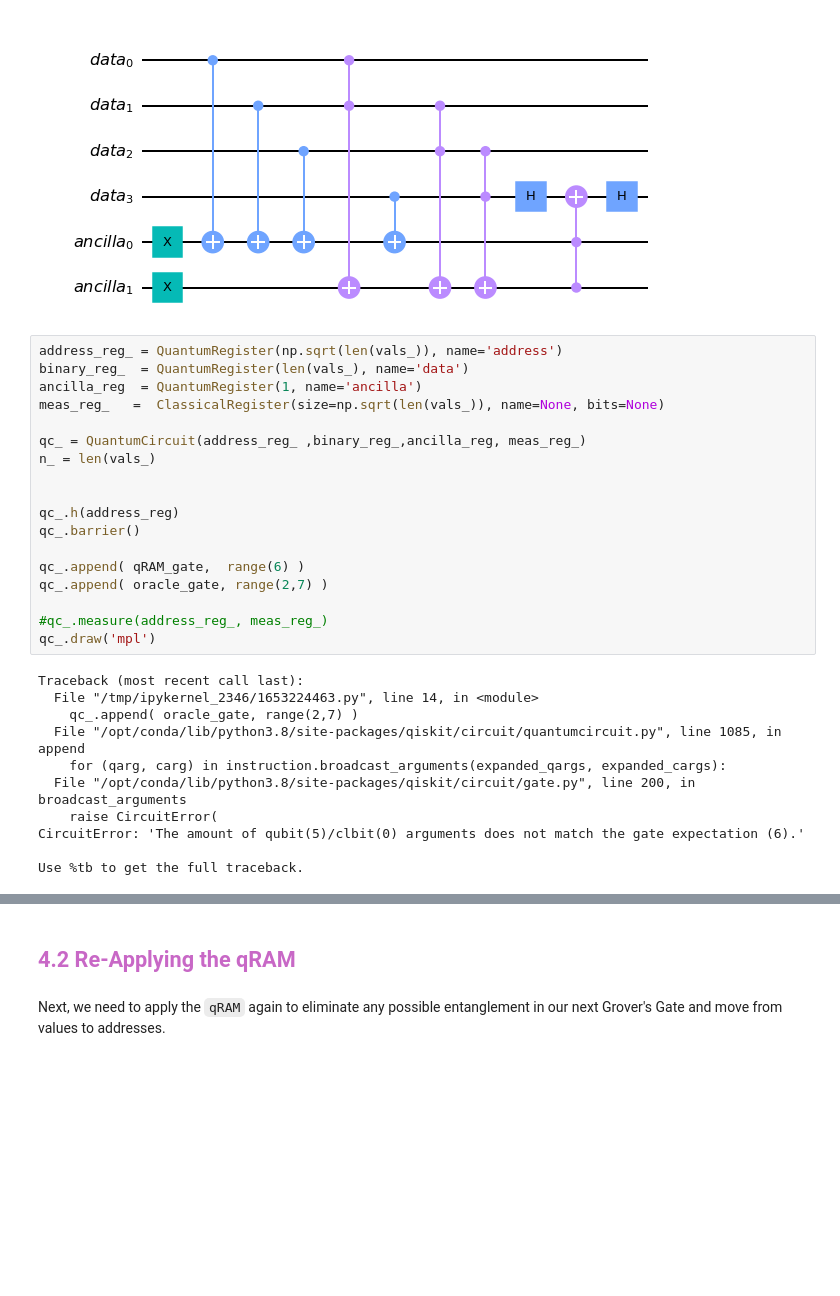
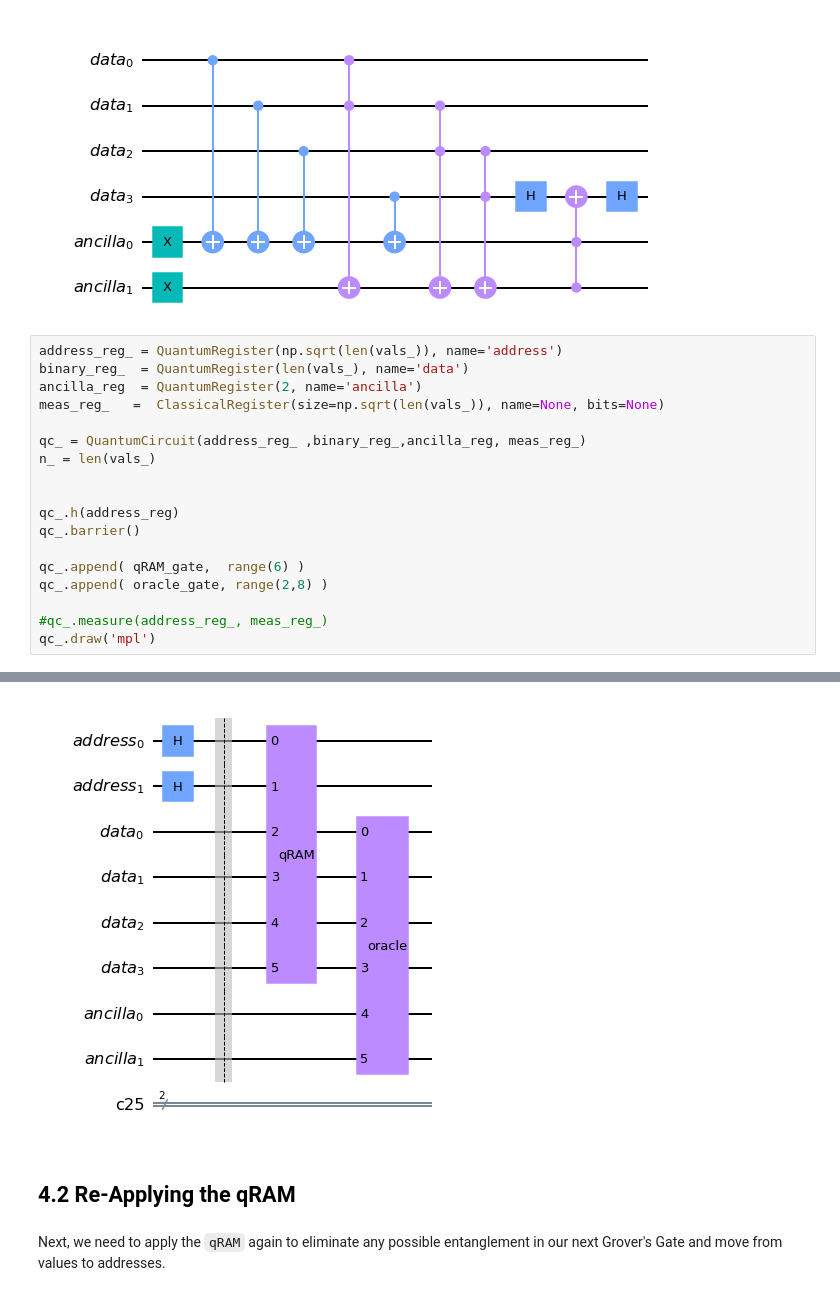
Before and after one commit to abdielgv163/IQOSF_Mentorship_Program, a Jupyter notebook: Task_1.ipynb, the cells around one changed output, grey strips where cells are left out. Saved outputs shown, nothing was run; the diff lists cells and outputs as text; blank space fills up the shorter version.

```diff
--- a/Task_1.ipynb
+++ b/Task_1.ipynb
@@ -383,7 +383,7 @@ qc_orac.draw('mpl')
 # %%
 address_reg_ = QuantumRegister(np.sqrt(len(vals_)), name='address')
 binary_reg_  = QuantumRegister(len(vals_), name='data')
-ancilla_reg  = QuantumRegister(1, name='ancilla')
+ancilla_reg  = QuantumRegister(2, name='ancilla')
 meas_reg_   =  ClassicalRegister(size=np.sqrt(len(vals_)), name=None, bits=None)
 
 qc_ = QuantumCircuit(address_reg_ ,binary_reg_,ancilla_reg, meas_reg_)
@@ -394,18 +394,8 @@ qc_.h(address_reg)
 qc_.barrier()
 
 qc_.append( qRAM_gate,  range(6) )
-qc_.append( oracle_gate, range(2,7) )
+qc_.append( oracle_gate, range(2,8) )
 
 #qc_.measure(address_reg_, meas_reg_)
 qc_.draw('mpl')
 # %% [output]
-Traceback (most recent call last):
-  File "/tmp/ipykernel_2346/1653224463.py", line 14, in <module>
-    qc_.append( oracle_gate, range(2,7) )
-  File "/opt/conda/lib/python3.8/site-packages/qiskit/circuit/quantumcircuit.py", line 1085, in append
-    for (qarg, carg) in instruction.broadcast_arguments(expanded_qargs, expanded_cargs):
-  File "/opt/conda/lib/python3.8/site-packages/qiskit/circuit/gate.py", line 200, in broadcast_arguments
-    raise CircuitError(
-CircuitError: 'The amount of qubit(5)/clbit(0) arguments does not match the gate expectation (6).'
-
-Use %tb to get the full traceback.
@@ -413,5 +402,6 @@ Use %tb to get the full traceback.
+[figure, added]
 # %% [markdown]
-<h2><a style="color:#C868C6",  id='qRAM2'>4.2 Re-Applying the qRAM</a></h2>
+<h2><a style="color:#000000",  id='qRAM2'>4.2 Re-Applying the qRAM</a></h2>
 # %% [markdown]
 Next, we need to apply the `qRAM` again to eliminate any possible entanglement in our next Grover's Gate and move from values to addresses.
 # %%
```
Also changed, not shown: parts of 10 cells of this notebook.
